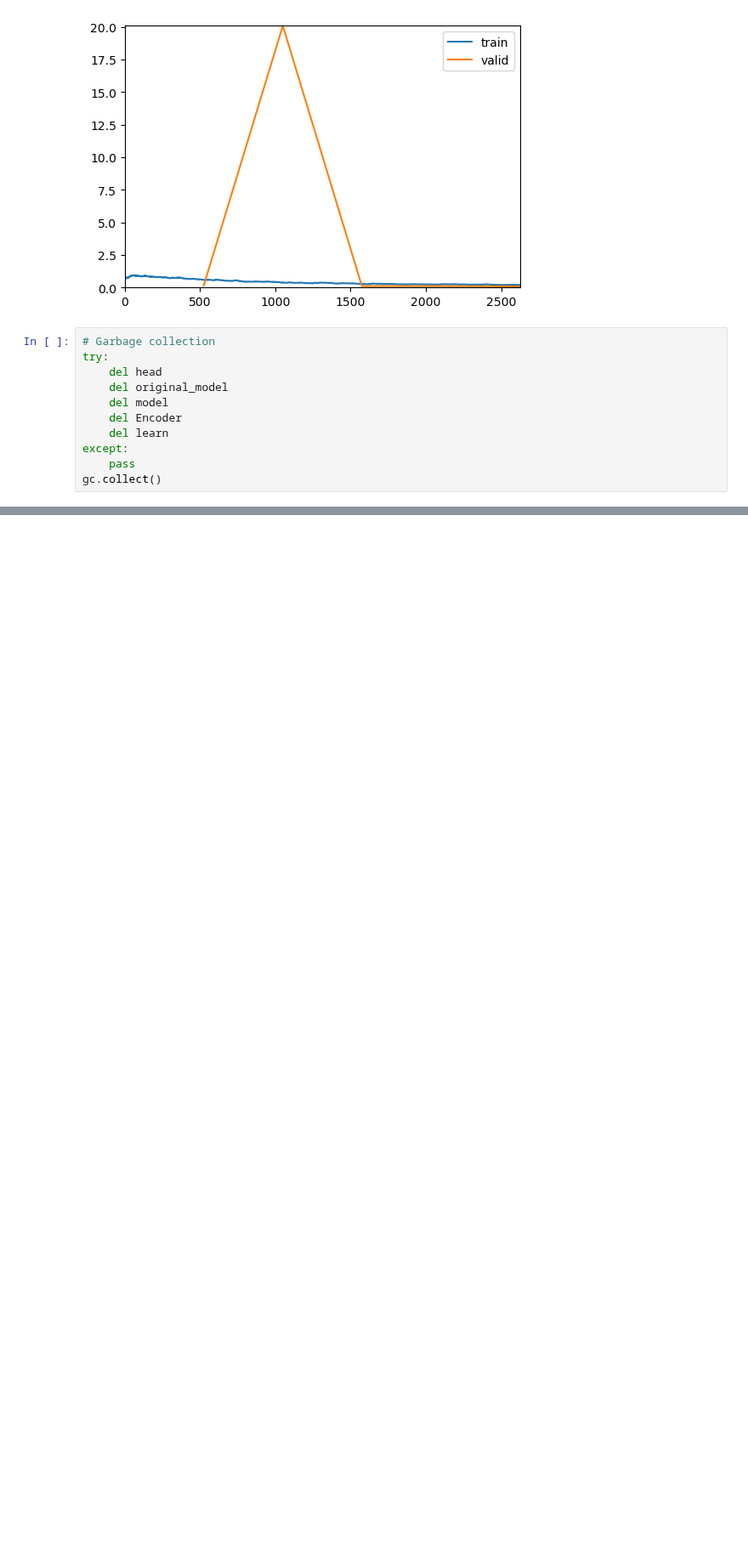
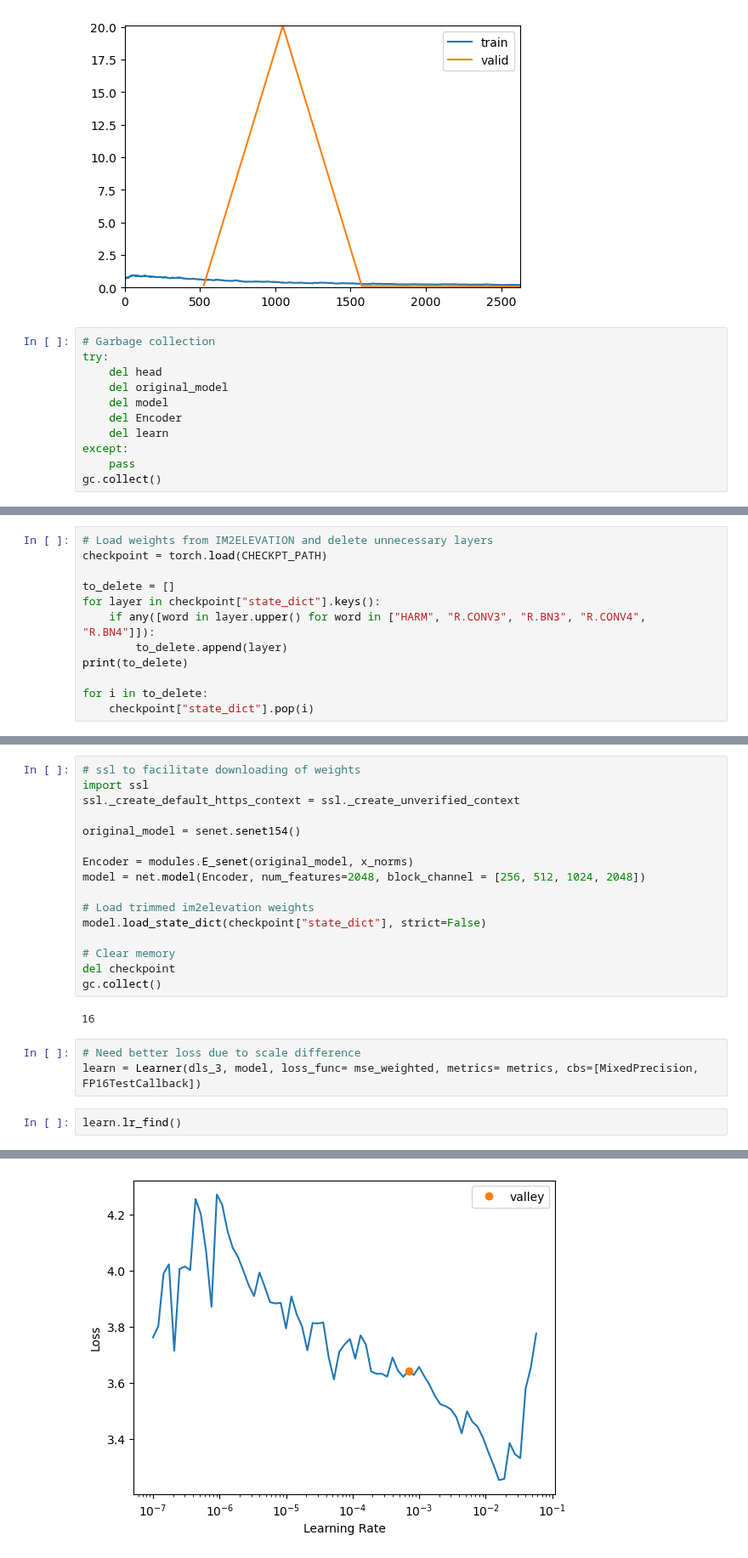
Before and after one commit to LQCHAN022/UMP-estimation, a Jupyter notebook: sentinel_ump_IM2ELEVATION.ipynb, the cells around one changed output, grey strips where cells are left out. Shown at 85% size. Cells and saved outputs as stored; diff of their text form; blank space fills up the shorter version.

Commit message:
Implement custom im2elevation with custom R2 class

```diff
--- a/sentinel_ump_IM2ELEVATION.ipynb
+++ b/sentinel_ump_IM2ELEVATION.ipynb
@@ -285,0 +290,12 @@ gc.collect()
+# %%
+# Load weights from IM2ELEVATION and delete unnecessary layers
+checkpoint = torch.load(CHECKPT_PATH)
+
+to_delete = []
+for layer in checkpoint["state_dict"].keys():
+    if any([word in layer.upper() for word in ["HARM", "R.CONV3", "R.BN3", "R.CONV4", "R.BN4"]]):
+        to_delete.append(layer)
+print(to_delete)
+
+for i in to_delete:
+    checkpoint["state_dict"].pop(i)
@@ -285,0 +304,24 @@ gc.collect()
+# %%
+# ssl to facilitate downloading of weights
+import ssl
+ssl._create_default_https_context = ssl._create_unverified_context
+
+original_model = senet.senet154()
+
+Encoder = modules.E_senet(original_model, x_norms)
+model = net.model(Encoder, num_features=2048, block_channel = [256, 512, 1024, 2048])
+
+# Load trimmed im2elevation weights
+model.load_state_dict(checkpoint["state_dict"], strict=False)
+
+# Clear memory
+del checkpoint
+gc.collect()
+# %% [output]
+16
+# %%
+# Need better loss due to scale difference
+learn = Learner(dls_3, model, loss_func= mse_weighted, metrics= metrics, cbs=[MixedPrecision, FP16TestCallback])
+# %%
+learn.lr_find()
+# %% [output]
@@ -285,0 +330 @@ gc.collect()
+[figure, added]
```
Also changed, not shown: parts of 6 cells of this notebook.
